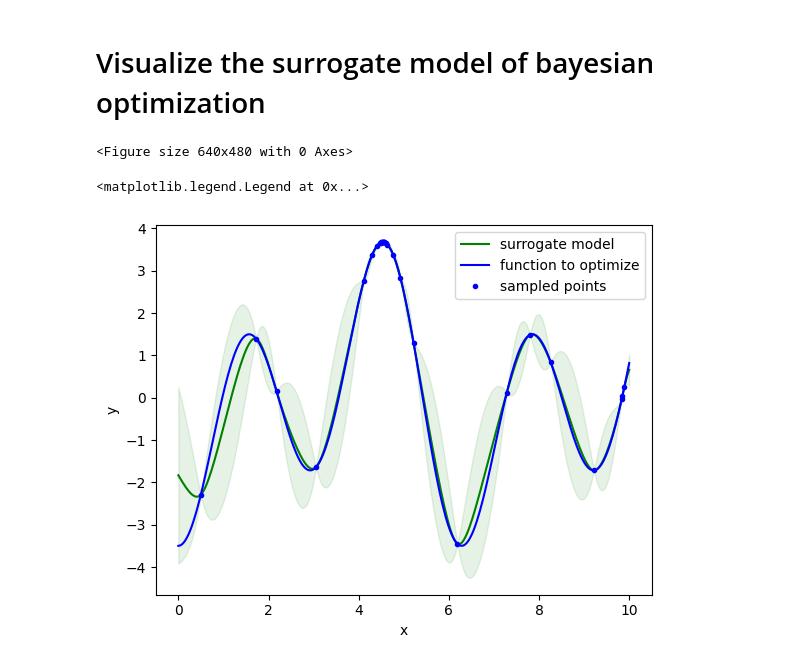
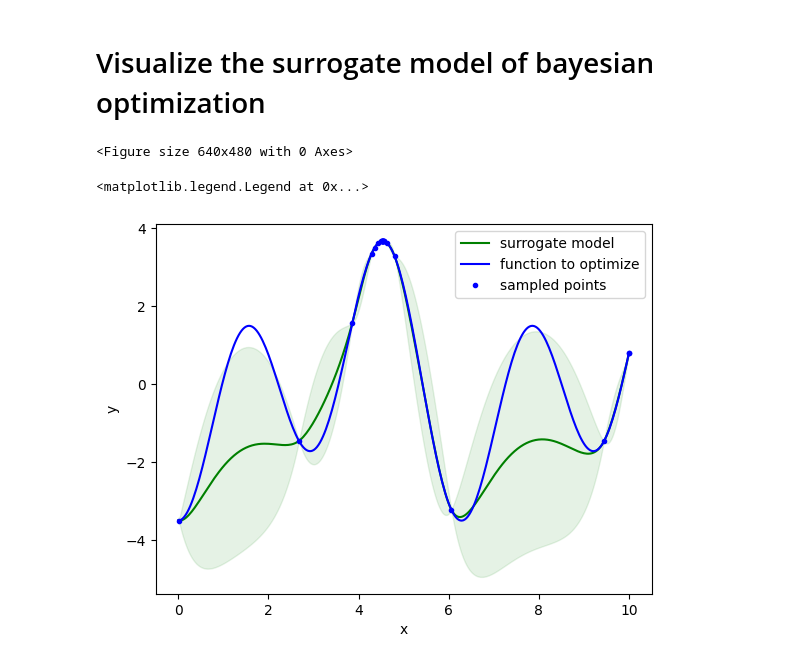
Before and after one commit to Discoveri-org/Discoveri, a Jupyter notebook: examples/input1DMultimodalFunctionBayesianOptimizationSaveModel.ipynb, the cells around one changed output. Drawn from its saved outputs; the diff is of its cells as text; code cells hidden in the pictures.

Commit message:
improve 1D Bayesian Optimization examples

```diff
--- a/examples/input1DMultimodalFunctionBayesianOptimizationSaveModel.ipynb
+++ b/examples/input1DMultimodalFunctionBayesianOptimizationSaveModel.ipynb
@@ -21,7 +21,7 @@ number_of_samples_per_iteration    = 1
 # %% [markdown]
 ## Optimization parameters
 # %%
-number_of_iterations               = 30
+number_of_iterations               = 25
 # %% [markdown]
 ## Bayesian Optimization parameters
 # %%
@@ -71,14 +71,9 @@ optimization_run   = createOptimizationRun(starting_directory              = sta
 optimization_run.execute()
 
 
-# Save the optimization_run object to a file
-with open('optimization_run.pkl', 'wb') as file:
-    pickle.dump(optimization_run, file)
-
-
-# You can load the file later
-with open('optimization_run.pkl', 'rb') as file:
-    loaded_optimization_run = pickle.load(file)
+# Save the optimizer predictive model to a file
+with open('model.pkl', 'wb') as file:
+    pickle.dump(optimization_run.optimizer.model, file)
 # %% [output]
            _____    _                                              _
           |  __ \  (_)                                            (_)
@@ -100,35 +117,48 @@ END OF THE OPTIMIZATION RUN
 # %% [markdown]
 # Visualize the surrogate model of bayesian optimization
 # %%
-n_grid_points = 300
-x_mesh        = np.linspace(loaded_optimization_run.optimizer.search_interval[0][0],loaded_optimization_run.optimizer.search_interval[0][1],num=n_grid_points)
+# You can load the predictive model after the optimization
+with open('model.pkl', 'rb') as file:
+    loaded_prediction_model = pickle.load(file)
+
+# load the optimization history
+filename             = "history_particles_positions_and_function_values.npy" # complete history
+history_particles_positions_and_function_values = np.load(filename)
+
+
+
+# and use the surrogate model of bayesian optimization to have a reconstruction of the function to optimize
+n_grid_points        = 300
+x_mesh               = np.linspace(search_interval[0][0],search_interval[0][1],num=n_grid_points)
+search_interval_size = [search_interval[idim][1]-search_interval[idim][0] for idim in range(0,number_of_dimensions)]
 
 # array for the predicted function values
-function_value_mesh = np.zeros(n_grid_points)
+function_value_mesh  = np.zeros(n_grid_points)
 # array for the uncertainity of the prediction as standard deviation
 std = np.zeros(n_grid_points)
 for i in range(0,n_grid_points):
     # remember that the surrogate model inside the optimizer takes for each dimension idim the coordinates
     # of the sample normalized by search_interval_size[idim], i.e. the size of the search interval in that dimension
-    sample = (np.array([x_mesh[i]/loaded_optimization_run.optimizer.search_interval_size[0]])).reshape(1,1)
+    sample = (np.array([x_mesh[i]/search_interval_size[0]])).reshape(1,1)
     # predict the value of the function with a surrogate model
-    function_value_mesh[i],std[i] = loaded_optimization_run.optimizer.model.predict(sample,return_std=True)
+    function_value_mesh[i],std[i] = loaded_prediction_model.predict(sample,return_std=True)
 
 
 # Plot
-
 plt.figure();plt.ion();plt.show()
 # plot the predicted values
 plt.plot(x_mesh,function_value_mesh,"g",label="surrogate model")
 # plot also the uncertainity of the prediction at each point
 plt.fill_between(x_mesh,function_value_mesh-3*std,function_value_mesh+3*std,color="g",alpha=0.1)
 # print the real value of the function to optimize (which is unknown to the optimizer)
 plt.plot(x_mesh,[my_test_function(x) for x in x_mesh],"-b",label="function to optimize")
 # print the points sampled by the optimizer, remembering to the normalize the X points
-plt.plot(loaded_optimization_run.optimizer.X*loaded_optimization_run.optimizer.search_interval_size[0],loaded_optimization_run.optimizer.y,"b.",label="sampled points")
+X_sampled = np.reshape(history_particles_positions_and_function_values[:,:,0:number_of_dimensions],(number_of_iterations,number_of_dimensions))
+y_sampled = history_particles_positions_and_function_values[:,:,number_of_dimensions]
+plt.plot(X_sampled,y_sampled,"b.",label="sampled points")
 plt.xlabel("x");plt.ylabel("y")
 plt.legend()
 # %% [output]
 <Figure size 640x480 with 0 Axes>
 <matplotlib.legend.Legend at 0x...>
-[figure, old version]
+[figure, new version]
```
Also changed, not shown: parts of 1 cell of this notebook, 1 other file.
